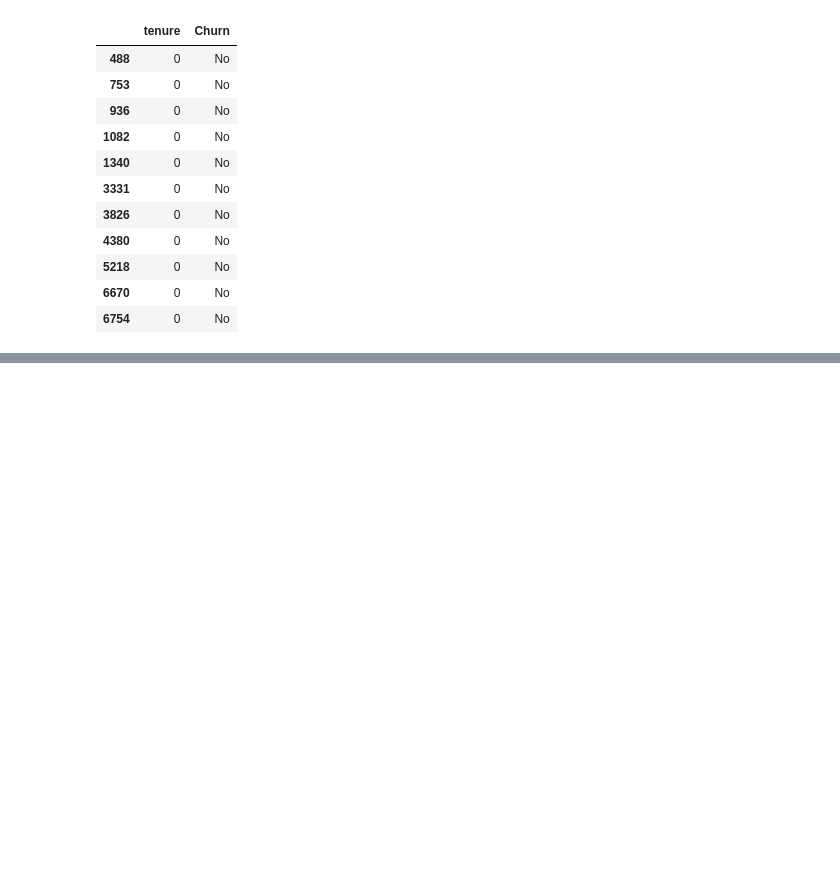
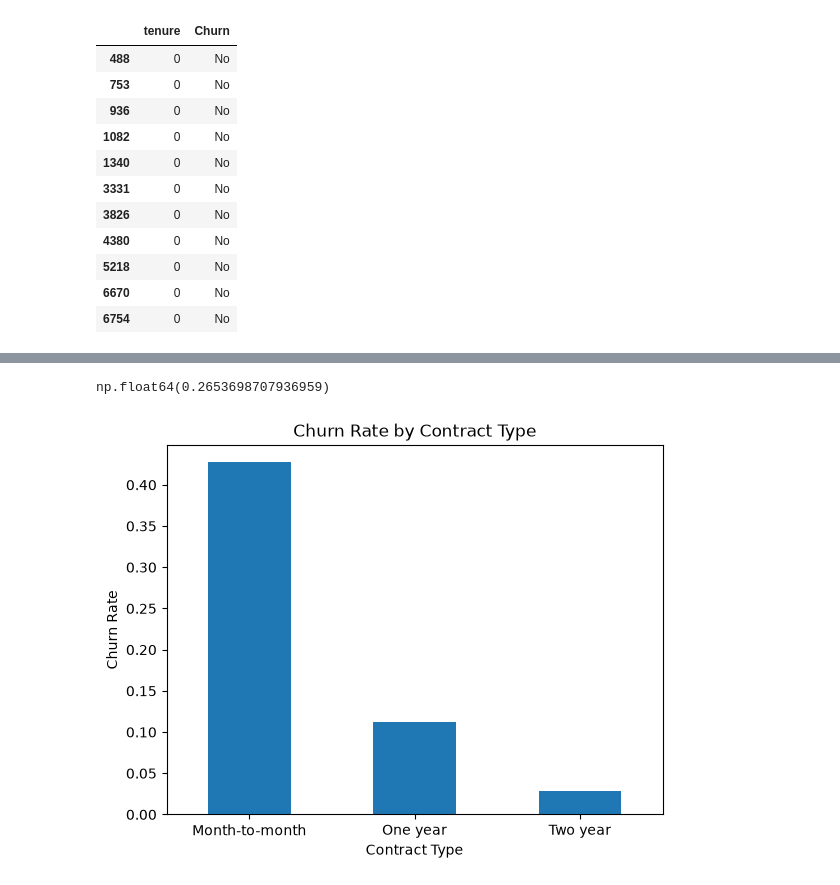
Before and after one commit to HuseynNaqvi/churn-prediction, a Jupyter notebook: notebooks/churn_analysis.ipynb, the cells around one changed output, grey strips where cells are left out. Saved outputs shown, nothing was run; the diff lists cells and outputs as text; code cells hidden in the pictures; blank space fills up the shorter version.

```diff
--- a/notebooks/churn_analysis.ipynb
+++ b/notebooks/churn_analysis.ipynb
@@ -65,0 +59,20 @@ Name: TotalCharges, Length: 7043, dtype: float64
+# %%
+churn_map = {'Yes' : 1,
+             'No' : 0}
+
+data['Churn_num'] = data['Churn'].map(churn_map)
+# %%
+data[['Churn','Churn_num']]
+data['Churn_num'].mean()
+# %% [output]
+np.float64(0.2653698707936959)
+# %%
+data.groupby('Contract')['Churn_num'].mean().plot(kind='bar')
+plt.xlabel('Contract Type')
+plt.ylabel('Churn Rate')
+plt.title('Churn Rate by Contract Type')
+plt.xticks(rotation=0)
+plt.savefig('../reports/figures/churn_by_contract.png', dpi=150, bbox_inches='tight')
+plt.show()
+# %% [output]
+[figure, added]
```
Also changed, not shown: parts of 8 cells of this notebook, 5 other files.
